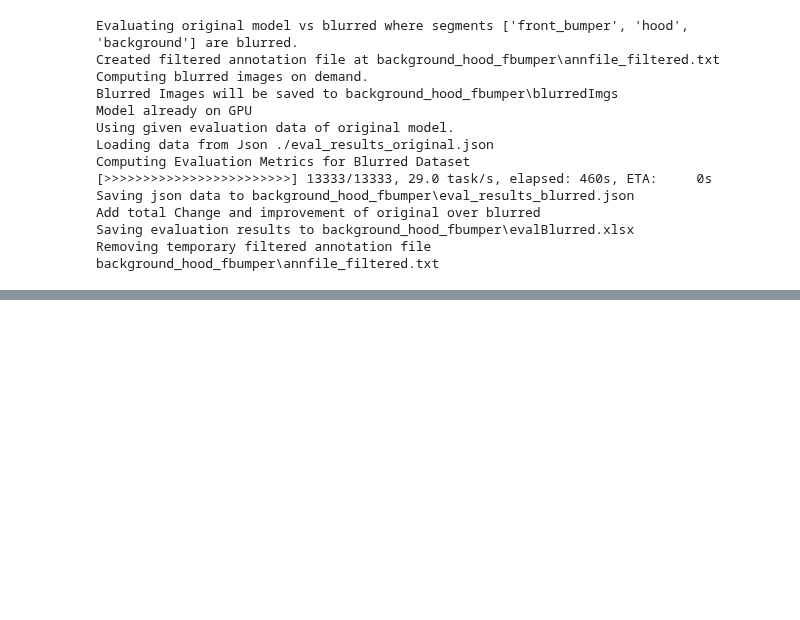
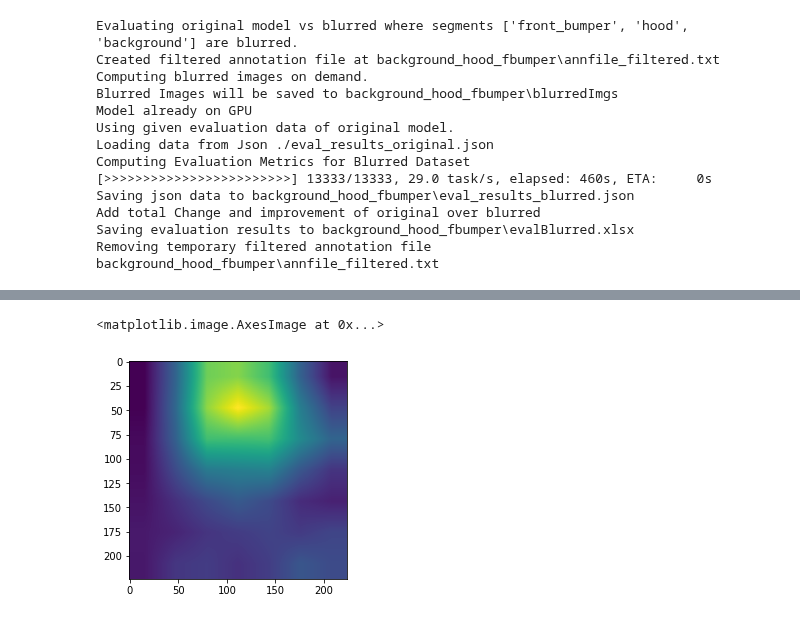
Before and after one commit to L1nusB/XAI-Vehicle-Classification, a Jupyter notebook: notebooks/Untitled.ipynb, the cells around one changed output, grey strips where cells are left out. Drawn from its saved outputs; the diff is of its cells as text; code cells hidden in the pictures; blank space fills up the shorter version.

Commit message:
Added generate CAM function

```diff
--- a/notebooks/Untitled.ipynb
+++ b/notebooks/Untitled.ipynb
@@ -222,3 +222,8 @@ generate_segs.main([imgRootValStandford, configSeg, checkpointSeg, '-p', 'post',
                     '-s', 'G:/XAI-Vehicle-Classification/preGenData/Segmentations/StanfordCars_Original/valAllSegs'])
 generate_segs.main([imgRootValStandford, configSeg, checkpointSeg, '-p', 'post', configCAMResOG,
                     '-s', 'G:/XAI-Vehicle-Classification/preGenData/Segmentations/StanfordCars_Original/valAllSegs'])
+# %%
+cfgPath = 'C:/Users/Linus/Desktop/mmclassification/configs/resnet/resnet50_8xb32_in1k.py'
+checkpointPath = 'C:/Users/Linus/Desktop/mmclassification/configs/resnet/resnet50_8xb32_in1k_20210831-ea4938fc.pth'
+d = generate_cams.main(['cat_dog.jpg', cfgPath, checkpointPath, '-r', 'example_dog', '--method', 'gradcam'])
+c = generate_cams.main(['cat_dog.jpg', cfgPath, checkpointPath, '-r', 'example_dog', '--method', 'gradcam', '--target-category', '284'])
@@ -224,0 +241,5 @@ generate_segs.main([imgRootValStandford, configSeg, checkpointSeg, '-p', 'post',
+# %%
+plt.imshow(d['cat_dog.jpg'])
+# %% [output]
+<matplotlib.image.AxesImage at 0x...>
+[figure, added]
```
Also changed, not shown: parts of 7 cells of this notebook, 5 other files.
